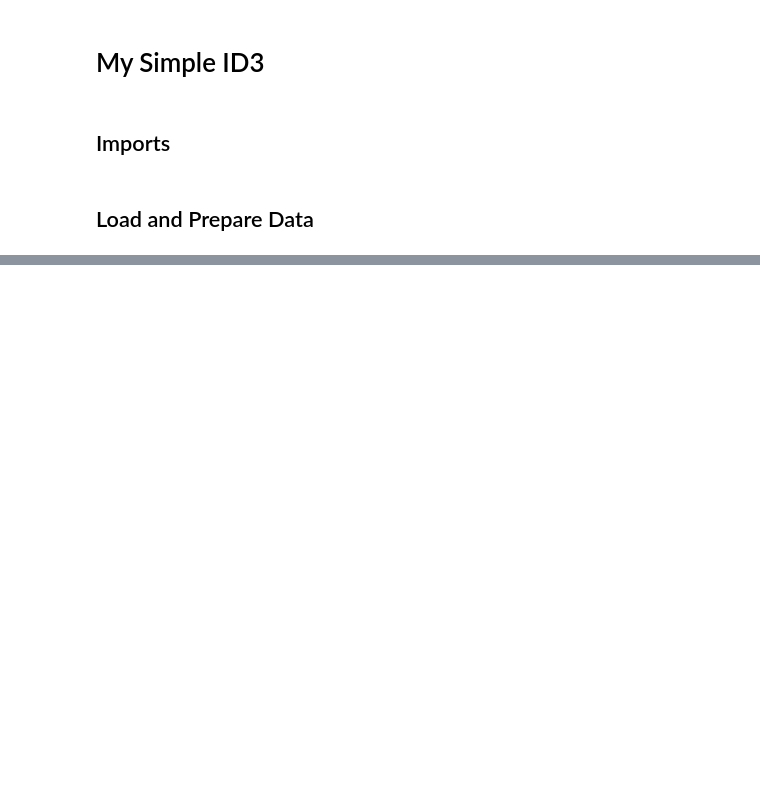
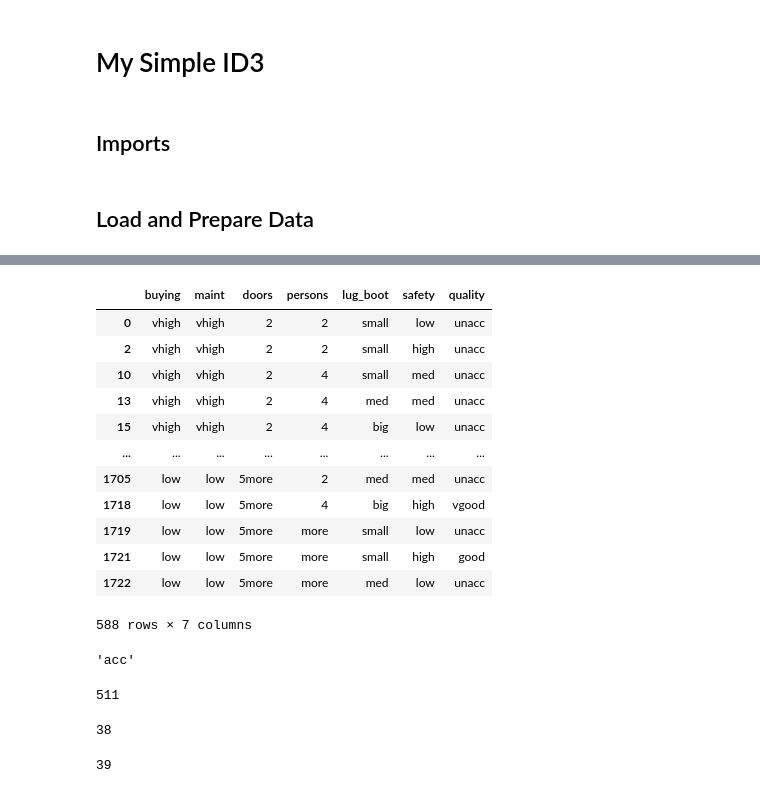
Before and after one commit to AdrianL-Work/MLF-TLS-UTS-2021, a Jupyter notebook: My ID3.ipynb, the cells around one changed output, grey strips where cells are left out. Saved outputs shown, nothing was run; the diff lists cells and outputs as text; code cells hidden in the pictures; blank space fills up the shorter version.

```diff
--- a/My ID3.ipynb
+++ b/My ID3.ipynb
@@ -28,3 +23,4 @@ full_car_data
 # %%
 #split into train and test.
-training_car_data = full_car_data.sample(frac=0.66,random_state=200)
+training_car_data = full_car_data.sample(frac=0.66,random_state=200) #adjust the fraction as needed to split data
+test_car_data = full_car_data.drop(training_car_data.index)
@@ -30,0 +171,21 @@ training_car_data = full_car_data.sample(frac=0.66,random_state=200)
+# %%
+test_car_data
+# %% [output]
+|  | buying | maint | doors | persons | lug_boot | safety | quality |
+| 0 | vhigh | vhigh | 2 | 2 | small | low | unacc |
+| 2 | vhigh | vhigh | 2 | 2 | small | high | unacc |
+| 10 | vhigh | vhigh | 2 | 4 | small | med | unacc |
+| 13 | vhigh | vhigh | 2 | 4 | med | med | unacc |
+| 15 | vhigh | vhigh | 2 | 4 | big | low | unacc |
+| ... | ... | ... | ... | ... | ... | ... | ... |
+| 1705 | low | low | 5more | 2 | med | med | unacc |
+| 1718 | low | low | 5more | 4 | big | high | vgood |
+| 1719 | low | low | 5more | more | small | low | unacc |
+| 1721 | low | low | 5more | more | small | high | good |
+| 1722 | low | low | 5more | more | med | low | unacc |
+588 rows × 7 columns
+# %%
+test_prediction = predict(test_car_data.iloc[250], tree)
+test_prediction
+# %% [output]
+'acc'
@@ -30,0 +209,12 @@ training_car_data = full_car_data.sample(frac=0.66,random_state=200)
+# %%
+tp # true positive
+# %% [output]
+511
+# %%
+fp # false po
+# %% [output]
+38
+# %%
+fail
+# %% [output]
+39
```
Also changed, not shown: parts of 16 cells of this notebook.
